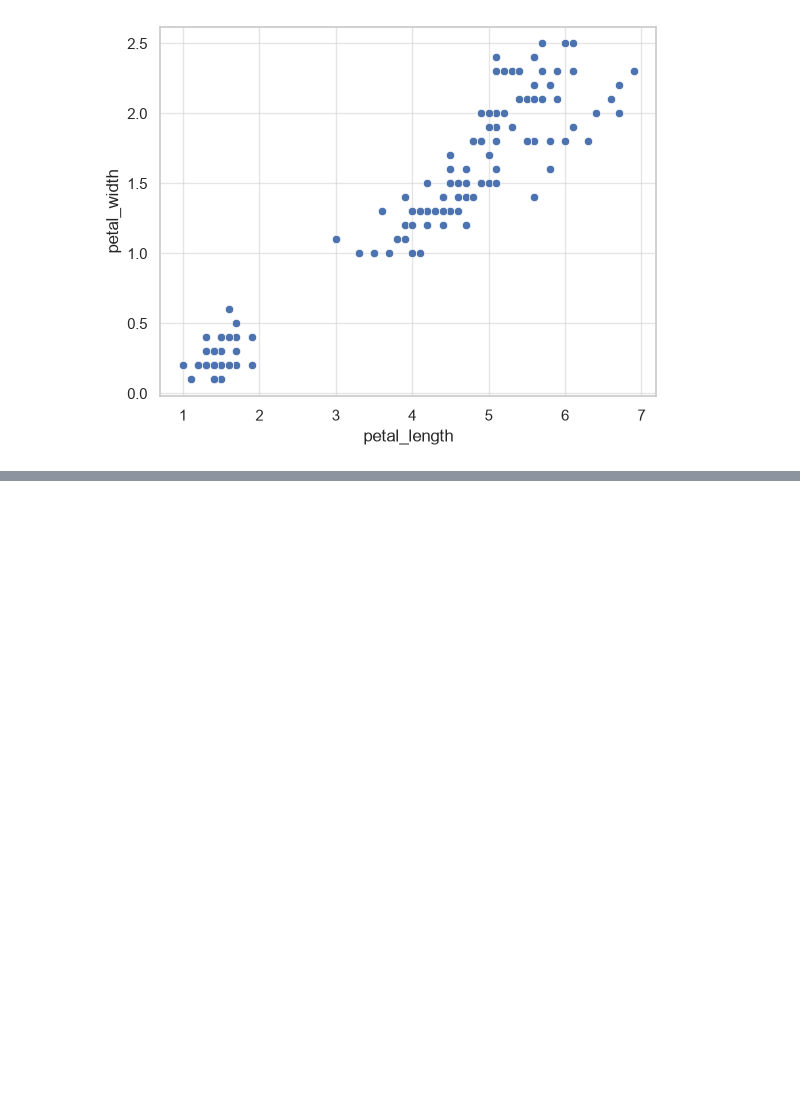
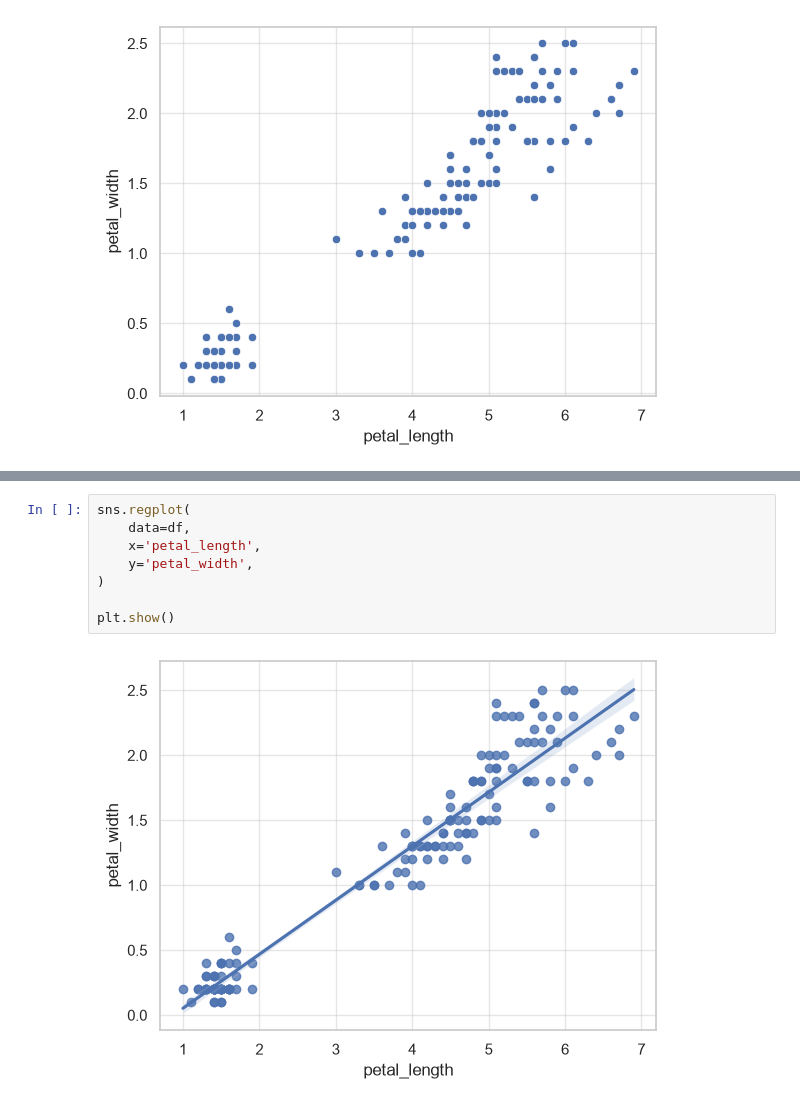
Before and after one commit to eddie1031/2026_SKP_005, a Jupyter notebook: visualization_exp_1.ipynb, the cells around one changed output, grey strips where cells are left out. Saved outputs shown, nothing was run; the diff lists cells and outputs as text; blank space fills up the shorter version.

```diff
--- a/visualization_exp_1.ipynb
+++ b/visualization_exp_1.ipynb
@@ -317,0 +337,10 @@ plt.show()
+# %%
+sns.regplot(
+    data=df,
+    x='petal_length',
+    y='petal_width',
+)
+
+plt.show()
+# %% [output]
+[figure, added]
```
Also changed, not shown: parts of 17 cells of this notebook.
